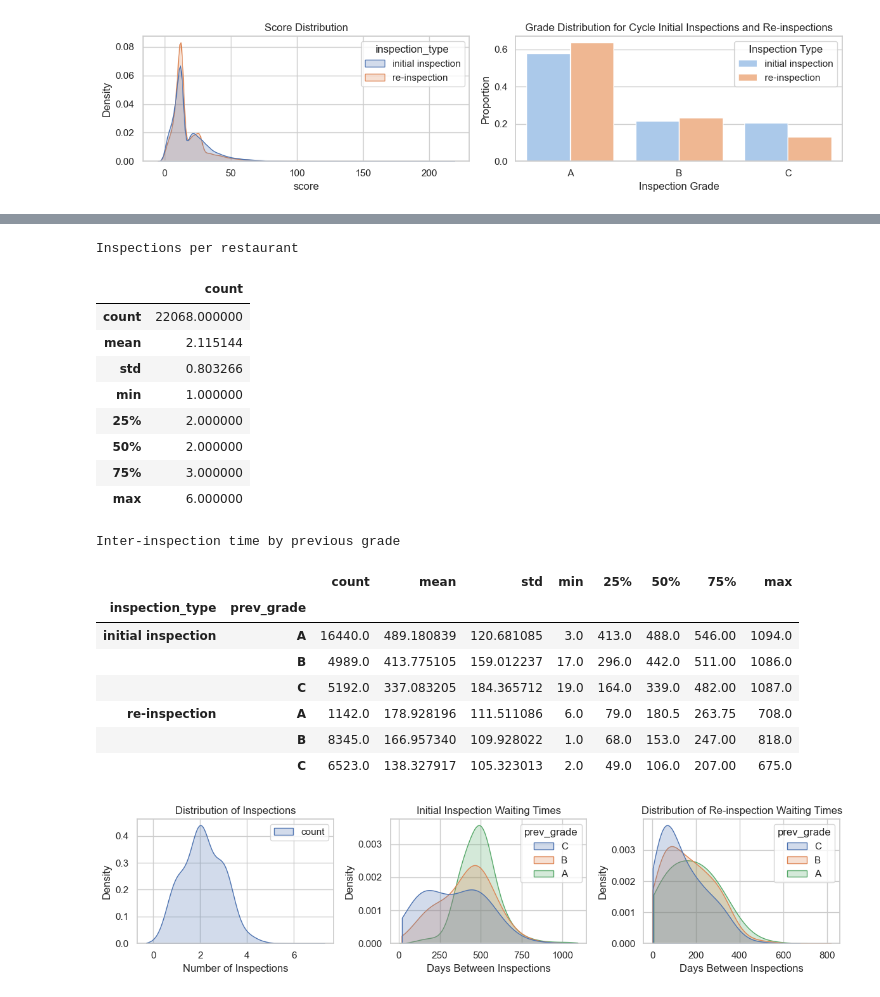
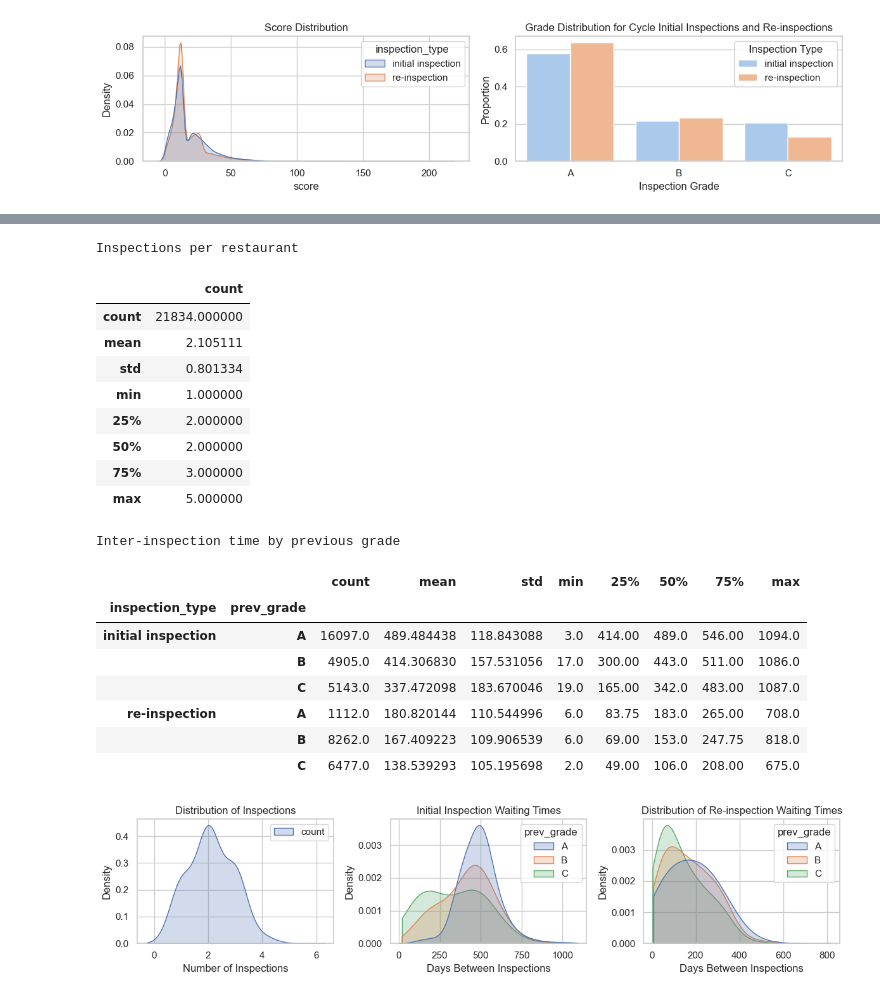
Before and after one commit to zackmcnulty/self_balancing_sampler, a Jupyter notebook: health_inspections.ipynb, the cells around one changed output, grey strips where cells are left out. Cells and saved outputs as stored; diff of their text form; code cells hidden in the pictures.

```diff
--- a/health_inspections.ipynb
+++ b/health_inspections.ipynb
@@ -104,10 +108,11 @@ Maybe we should also possible:
 > The program allows for a two-step inspection process, providing an opportunity for restaurants who do not receive an “A” on their initial inspection to be re-inspected.  This re-inspection occurs no less than 7 days after the initial inspection.
 
 It is plausible these re-inspections occur much sooner than the typical inter-inspection waiting time.
+# %%
+columns_to_keep = ['CAMIS', 'INSPECTION DATE', 'GRADE', 'SCORE', 'INSPECTION TYPE', 'Longitude', 'Latitude', 'BORO']
+rename_map = {'CAMIS':'id', 'INSPECTION DATE':'date', 'GRADE':'grade', 'SCORE':'score', 'INSPECTION TYPE':'type', 'Longitude':'long', 'Latitude':'lat', 'BORO':'boro'}
 # %%
 # filter dataset to include only relevent columns
-columns_to_keep = ['CAMIS', 'INSPECTION DATE', 'GRADE', 'SCORE', 'INSPECTION TYPE']
-rename_map = {'CAMIS':'id', 'INSPECTION DATE':'date', 'GRADE':'grade', 'SCORE':'score', 'INSPECTION TYPE':'type'}
 df = full_df[columns_to_keep].copy()
 df.rename(columns=rename_map, inplace=True)
 
@@ -158,11 +163,31 @@ df_filtered = df_filtered.query('inspection_type in @valid_inspection_types')
 # convert date to pandas datetime object
 df_filtered['date'] = pd.to_datetime(df_filtered['date'])
 
-# Drop duplicate (id, date) pairs
+# Drop duplicate (id, date) pairs; keep the highest scoring violation
+df_filtered = (
+    df_filtered
+    .sort_values("score", ascending=False)
+    .drop_duplicates(subset=["id", "date"], keep="first")
+)
 df_filtered = df_filtered.drop_duplicates(subset=["id", "date"])
 
 # Sort rows by date
 df_filtered.sort_values(by='date', ascending=True, inplace=True)
+
+# add day, week, year fields
+iso = df_filtered["date"].dt.isocalendar()
+
+df_filtered = (
+    df_filtered
+    .assign(
+        day=iso['day'].astype(int),
+        year=iso["year"].astype(int),
+        week=iso["week"].astype(int),
+    )
+)
+
+# drop all data outide last 4 years
+df_filtered = df_filtered.query('year > 2021')
 
 display(df_filtered.head())
 print("Initial shape: ", df.shape)
@@ -305,6 +330,7 @@ sns.kdeplot(wait_df.query('inspection_type == "initial inspection"'),
             bw_adjust=3,
             common_norm=False,
             hue='prev_grade',
+            hue_order=['A', 'B', 'C'],
             cut=0,
             clip=(0, None),
             ax=ax)
@@ -320,41 +346,42 @@ sns.kdeplot(wait_df.query('inspection_type == "re-inspection"'),
             common_norm=False,
             cut=0,
             clip=(0, None),
             hue='prev_grade',
+            hue_order=['A', 'B', 'C'],
             ax=ax)
 
 ax.set_title("Distribution of Re-inspection Waiting Times")
 ax.set_xlabel("Days Between Inspections")
 
 plt.tight_layout()
 
 wait_summary = wait_df.groupby(['inspection_type', 'prev_grade'])['wait'].describe()
 
 side_by_side_tables(
     [inspection_counts_summary, wait_summary],
     [
         "Inspections per restaurant",
         "Inter-inspection time by previous grade"
     ]
 )
 # %% [output]
 Inspections per restaurant
 |  | count |
-| count | 22068.000000 |
-| mean | 2.115144 |
-| std | 0.803266 |
+| count | 21834.000000 |
+| mean | 2.105111 |
+| std | 0.801334 |
 | min | 1.000000 |
 | 25% | 2.000000 |
 | 50% | 2.000000 |
 | 75% | 3.000000 |
-| max | 6.000000 |
+| max | 5.000000 |
 Inter-inspection time by previous grade
 |  |  | count | mean | std | min | 25% | 50% | 75% | max |
 | inspection_type | prev_grade |  |  |  |  |  |  |  |  |
-| initial inspection | A | 16440.0 | 489.180839 | 120.681085 | 3.0 | 413.0 | 488.0 | 546.00 | 1094.0 |
-|  | B | 4989.0 | 413.775105 | 159.012237 | 17.0 | 296.0 | 442.0 | 511.00 | 1086.0 |
-|  | C | 5192.0 | 337.083205 | 184.365712 | 19.0 | 164.0 | 339.0 | 482.00 | 1087.0 |
-| re-inspection | A | 1142.0 | 178.928196 | 111.511086 | 6.0 | 79.0 | 180.5 | 263.75 | 708.0 |
-|  | B | 8345.0 | 166.957340 | 109.928022 | 1.0 | 68.0 | 153.0 | 247.00 | 818.0 |
-|  | C | 6523.0 | 138.327917 | 105.323013 | 2.0 | 49.0 | 106.0 | 207.00 | 675.0 |
+| initial inspection | A | 16097.0 | 489.484438 | 118.843088 | 3.0 | 414.00 | 489.0 | 546.00 | 1094.0 |
+|  | B | 4905.0 | 414.306830 | 157.531056 | 17.0 | 300.00 | 443.0 | 511.00 | 1086.0 |
+|  | C | 5143.0 | 337.472098 | 183.670046 | 19.0 | 165.00 | 342.0 | 483.00 | 1087.0 |
+| re-inspection | A | 1112.0 | 180.820144 | 110.544996 | 6.0 | 83.75 | 183.0 | 265.00 | 708.0 |
+|  | B | 8262.0 | 167.409223 | 109.906539 | 6.0 | 69.00 | 153.0 | 247.75 | 818.0 |
+|  | C | 6477.0 | 138.539293 | 105.195698 | 2.0 | 49.00 | 106.0 | 208.00 | 675.0 |
-[figure, old version]
+[figure, new version]
```
Also changed, not shown: parts of 11 cells of this notebook.
